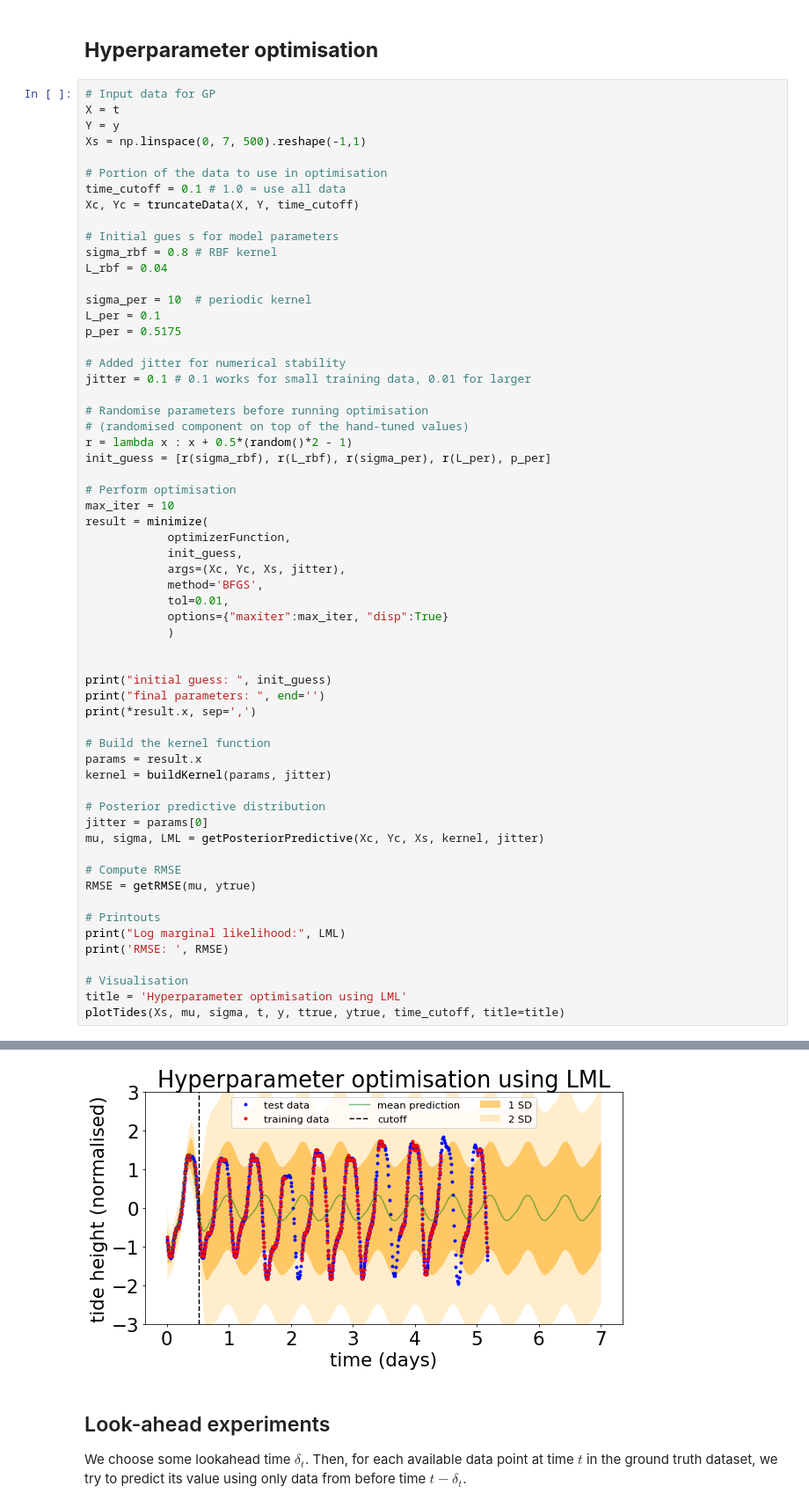
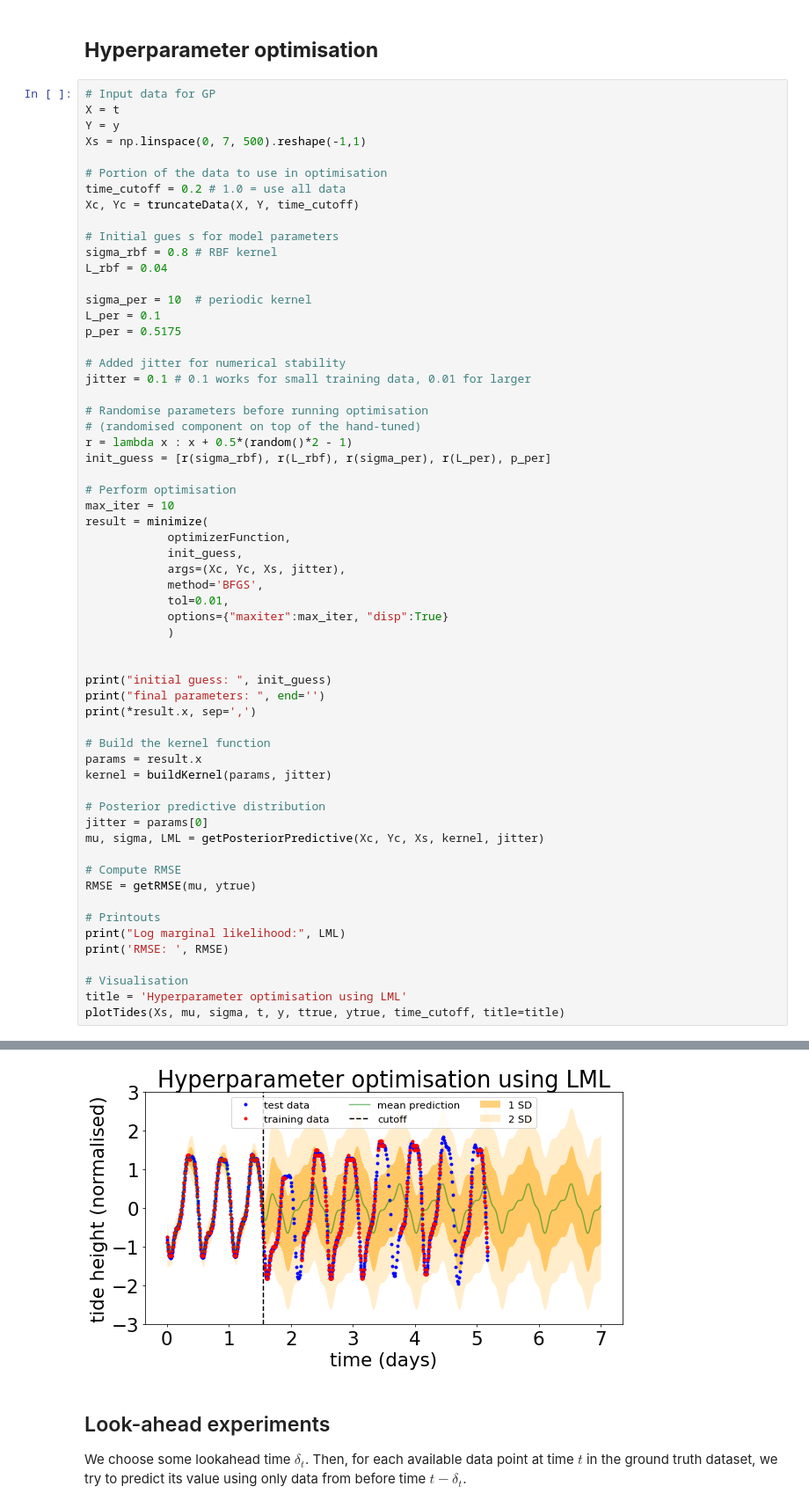
Before and after one commit to alex-stephens/AIMS-DEI, a Jupyter notebook: AIMS_CDT_DEI.ipynb, the cells around one changed output, grey strips where cells are left out. Shown at 88% size. Cells and saved outputs as stored; diff of their text form.

```diff
--- a/AIMS_CDT_DEI.ipynb
+++ b/AIMS_CDT_DEI.ipynb
@@ -141,7 +144,7 @@ Y = y
 Xs = np.linspace(0, 7, 500).reshape(-1,1)
 
 # Portion of the data to use in optimisation
-time_cutoff = 0.1 # 1.0 = use all data
+time_cutoff = 0.2 # 1.0 = use all data
 Xc, Yc = truncateData(X, Y, time_cutoff)
 
 # Initial gues s for model parameters
@@ -156,7 +159,7 @@ p_per = 0.5175
 jitter = 0.1 # 0.1 works for small training data, 0.01 for larger
 
 # Randomise parameters before running optimisation
-# (randomised component on top of the hand-tuned values)
+# (randomised component on top of the hand-tuned)
 r = lambda x : x + 0.5*(random()*2 - 1)
 init_guess = [r(sigma_rbf), r(L_rbf), r(sigma_per), r(L_per), p_per]
 
@@ -207,5 +210,5 @@ Log marginal likelihood: -123.57658620220897
 RMSE:  0
-[figure, old version]
+[figure, new version]
 # %% [markdown]
 ## Look-ahead experiments
 
```
Also changed, not shown: parts of 2 cells of this notebook, 1 other file.
